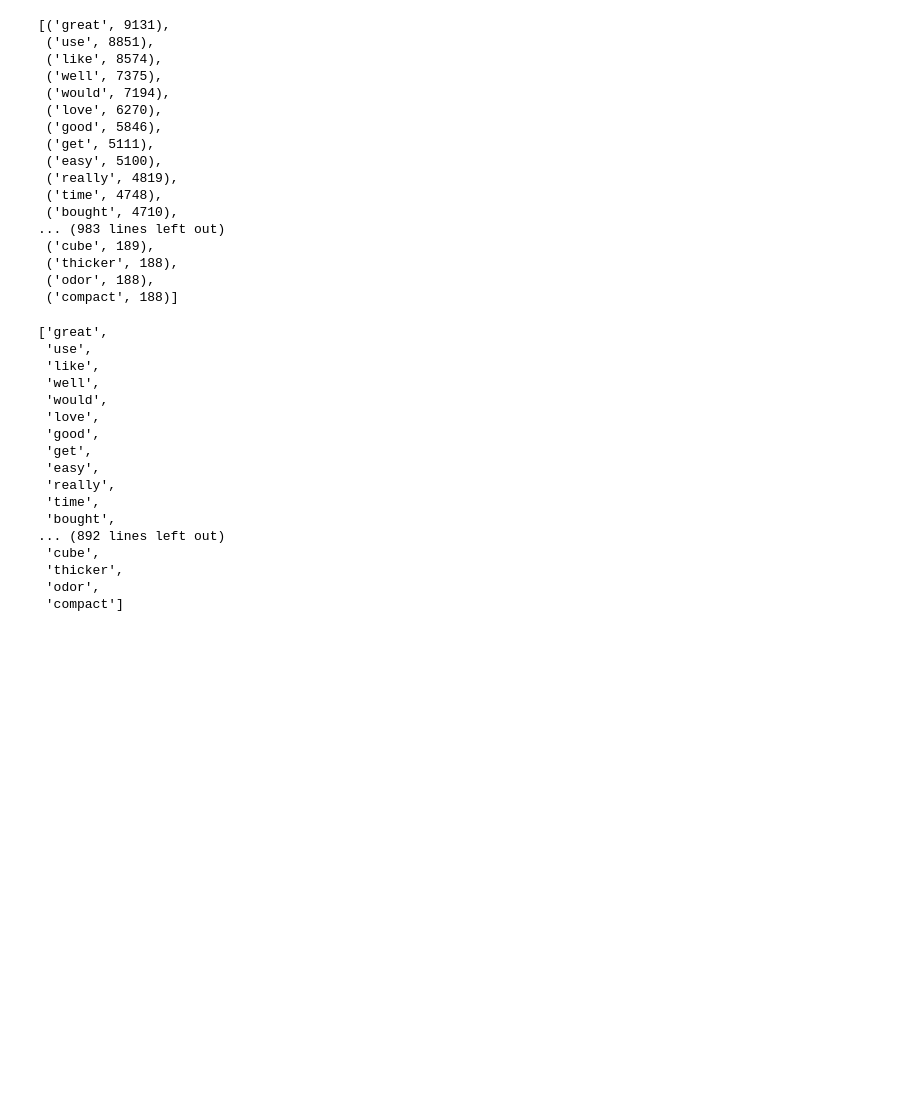
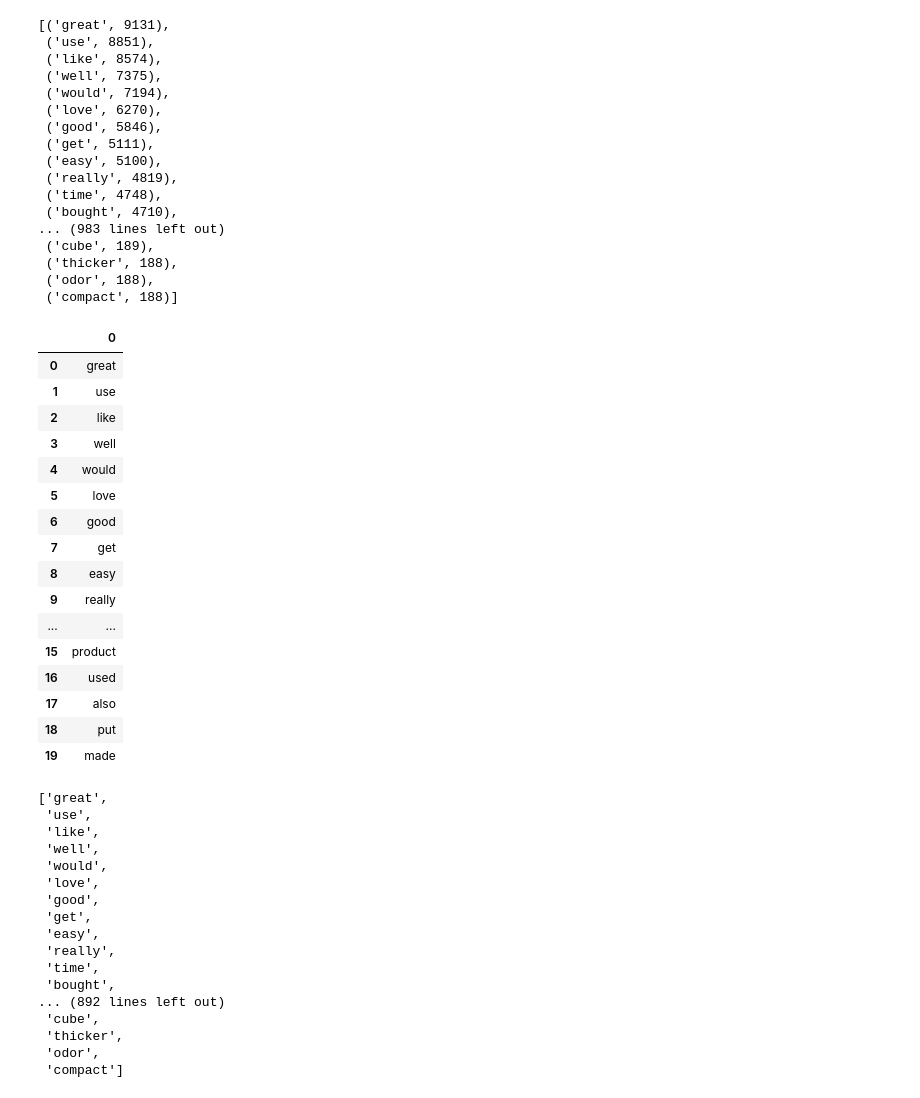
Before and after one commit to marqueshub/Ironhack-Final-NLP, a Jupyter notebook: Home dataset/Home sample 1%-checkpoint.ipynb, the cells around one changed output. Saved outputs shown, nothing was run; the diff lists cells and outputs as text; code cells hidden in the pictures; blank space fills up the shorter version.

```diff
--- a/Home dataset/Home sample 1%-checkpoint.ipynb
+++ b/Home dataset/Home sample 1%-checkpoint.ipynb
@@ -545,6 +545,30 @@ corpus_freq
  ('thicker', 188),
  ('odor', 188),
  ('compact', 188)]
+# %%
+fre_words_df = pd.DataFrame.from_dict(corpus_freq)
+fre_words_df[:20]
+top10 = fre_words_df[:20][0]
+newtop20 = pd.DataFrame.from_dict(top10)
+newtop20
+# %% [output]
+|  | 0 |
+| 0 | great |
+| 1 | use |
+| 2 | like |
+| 3 | well |
+| 4 | would |
+| 5 | love |
+| 6 | good |
+| 7 | get |
+| 8 | easy |
+| 9 | really |
+| ... | ... |
+| 15 | product |
+| 16 | used |
+| 17 | also |
+| 18 | put |
+| 19 | made |
 # %%
 #I need it per REVIEW... not per sentence... not for the whole corpus
 #now I need to fill this data frame
```
Also changed, not shown: parts of 6 cells of this notebook, 4 other files.
